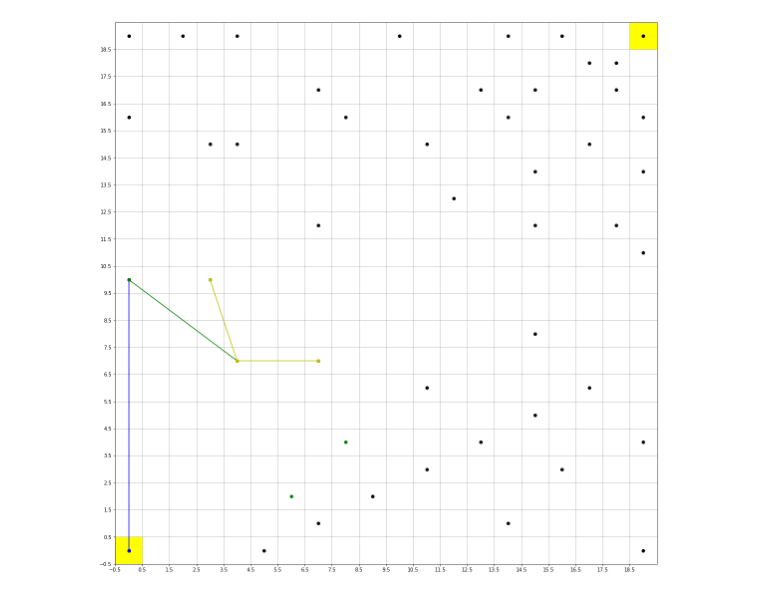
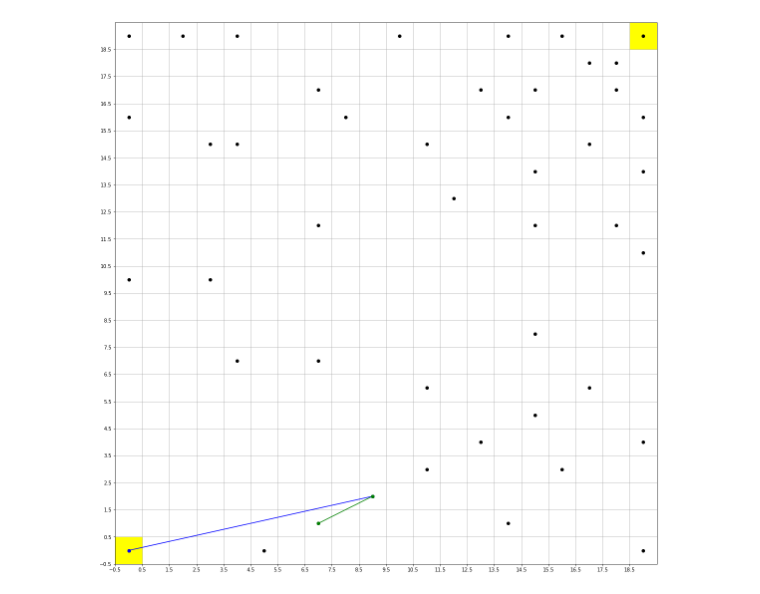
Before and after one commit to boulder-quantitative-finance/jane_street_puzzles, a Jupyter notebook: May18_Puzzle_4.ipynb, the cells around one changed output. Saved outputs shown, nothing was run; the diff lists cells and outputs as text; code cells hidden in the pictures.

```diff
--- a/May18_Puzzle_4.ipynb
+++ b/May18_Puzzle_4.ipynb
@@ -120,6 +167,9 @@ for i in range(len(coords)):
             if abs(viable_toss_stack[slope][2]) > abs(distance):
                 del viable_toss_stack[slope]
                 viable_toss_stack[slope] = (x2,y2,distance,slope)
+            elif abs(viable_toss_stack[slope][2]) == abs(distance):
+                viable_toss_stack[slope] = (x2,y2,distance,slope)
+
     for k in viable_toss_stack:
         toss.append((viable_toss_stack[k][0], viable_toss_stack[k][1], viable_toss_stack[k][2], viable_toss_stack[k][3]))
         # toss.append((viable_toss_stack[k][0], viable_toss_stack[k][1]))
@@ -128,6 +178,8 @@ for i in range(len(coords)):
 
 # store viable landing points
 lp_graph = {}
+
+# print(graph[(5,0)])
 
 # graph search loop
 # FIND EVERY FIRST MOVE Landing Point!
@@ -142,14 +194,20 @@ for i in graph:
 
         g_pos = 180
         d_pos_rem = 0
-        g_pos_stack = (0,0)
+        g_pos_stack = (0,0,0,0,0)
 
         g_neg = -180
         d_neg_rem = 0
-        g_neg_stack = (0,0)
+        g_neg_stack = (0,0,0,0,0)
 
+#         if x1 == 0 and y1 == 0 and x2 == 7 and y2 == 7:
+        if x1 == 0 and y1 == 0 and x2 == 9 and y2 == 2:
+#         if x1 == 0 and y1 == 0 and x2 == 7 and y2 == 1:
 #         if x1 == 0 and y1 == 0 and x2 == 5 and y2 == 0:
-        if x1 == 0 and y1 == 0 and x2 == 0 and y2 == 10:
+#         if x1 == 0 and y1 == 0 and x2 == 2 and y2 == 19:
+#         if x1 == 0 and y1 == 0 and x2 == 15 and y2 == 8:
+#         if x1 == 0 and y1 == 0 and x2 == 14 and y2 == 1:
+#         if x1 == 0 and y1 == 0 and x2 == 0 and y2 == 10:
 #         if x1 == 0 and y1 == 0:
             if (x1,y1) != (x2,y2) and s2 != "NaL":
                 print("toss: ("+str(x1)+","+str(y1)+") => ("+str(x2)+","+str(y2)+") | d:"+str(d2)+" | s:"+str(s2))
@@ -159,70 +217,78 @@ for i in graph:
                     d3 = k[2]
                     s3 = k[3]
                     g = calc_angle((x1,y1),(x2,y2),(x3,y3))
-                    if d3 <= d2 and (x2,y2) != (x3,y3):
 
-                        if 0 < g <= g_pos:
+                    if d3 < d2 and s3 != "NaL":
+
+                        if 0 < g < g_pos:
                             g_pos = g
                             d_pos_rem = d2 - d3
                             g_pos_stack = (x3,y3,d_pos_rem,s3,g)
-                        elif 0 > g >= g_neg:
+                        elif 0 > g > g_neg:
                             g_neg = g
                             d_neg_rem = d2 - d3
-    #                         lps = lattice_intercepts((x2,y2), d2)
                             g_neg_stack = (x3,y3,d_neg_rem,s3,g)
-    #                     print("    swing: ("+str(x2)+","+str(y2)+") => ("+str(x3)+","+str(y3)+") | d:"+str(d3)+" | g:"+str(g)+"\u00B0"+" | s:"+str(s3))
+#                         print("    swing: ("+str(x2)+","+str(y2)+") => ("+str(x3)+","+str(y3)+") | d:"+str(d3)+" | g:"+str(g)+"\u00B0"+" | s:"+str(s3))
 
                 lps = lattice_intercepts((x2,y2), d2)
 
-                print("    g_pos_stack: "+str(g_pos_stack))
+                print("    g_pos_swing: ("+str(x2)+","+str(y2)+") => ("+str(g_pos_stack[0])+","+str(g_pos_stack[1])+") | d:"+str(g_pos_stack[2])+" | g:"+str(g_pos_stack[4])+"\u00B0"+" | s:"+str(g_pos_stack[3]))
 #                 ax.plot(g_pos_stack[0],g_pos_stack[1], 'go')
-                print("    g_neg_stack: "+str(g_neg_stack))
+                print("    g_neg_swing: ("+str(x2)+","+str(y2)+") => ("+str(g_neg_stack[0])+","+str(g_neg_stack[1])+") | d:"+str(g_neg_stack[2])+" | g:"+str(g_neg_stack[4])+"\u00B0"+" | s:"+str(g_neg_stack[3]))
 #                 ax.plot(g_neg_stack[0],g_neg_stack[1], 'go')
-                print("    x2: "+str(x2))
-                print("    y2: "+str(y2))
-                print("    d2: "+str(d2))
+#                 print("    x2: "+str(x2))
+#                 print("    y2: "+str(y2))
+#                 print("    d2: "+str(d2))
                 print("    lps: "+str(lps))
                 print("___________")
-
 
                 plot_path(x1,y1,x2,y2,"b")
 
 
                 # positive swing possibilities
-                if g_pos_stack != (0,0):
+#                 print(">>> p (x2,y2): "+str((x2,y2)))
+#                 print(">>> p distance: "+str(d2))
+#                 print(">>> p slope: "+str(g_pos_stack[3]))
+                if g_pos_stack != (0,0,0,0,0) and inbounds((x2,y2), (g_pos_stack[0],g_pos_stack[1]), d2, g_pos_stack[3]):
                     plot_path(x2,y2,g_pos_stack[0],g_pos_stack[1],"g")
                     g_p = g_pos_stack[4]
                     for l in lps:
-                        x4 = l[0]
-                        y4 = l[1]
-                        g2 = calc_angle((x2,y2),(x3,y3),(x4,y4))
-#                         print("0 < " + str(g2) + " < " + str(g_p))
-                        if 0 < g2 < g_p and (x4,y4) != (x1,y1):
-                            ax.plot(x4,y4, 'go')
+                        x4_p = l[0]
+                        y4_p = l[1]
+                        g2_p = calc_angle((x2,y2),(x3,y3),(x4_p,y4_p))
+                        print("0 < " + str(g2_p) + " < " + str(g_p))
+                        if 0 < g2_p < g_p and (x4_p,y4_p) != (x1,y1):
+                            ax.plot(x4_p,y4_p, 'go')
 
                     # recursive search until rope runs out...
+                    print("        positive swing possibilities:")
                     for i_p in graph[(g_pos_stack[0],g_pos_stack[1])]:
-                        if g_pos_stack[2] > i_p[2]:
-                            print("        swing: ("+str(g_pos_stack[0])+","+str(g_pos_stack[1])+") => ("+str(i_p[0])+","+str(i_p[1])+") | d:"+str(i_p[2])+" | g:"+str(i_p[3])+"\u00B0")
-                            plot_path(g_pos_stack[0],g_pos_stack[1],i_p[0],i_p[1],"y")
+                        if g_pos_stack[2] > i_p[2] and (g_pos_stack[0],g_pos_stack[1]) != (i_p[0],i_p[1]):
+                            print("        swing: ("+str(g_pos_stack[0])+","+str(g_pos_stack[1])+") => ("+str(i_p[0])+","+str(i_p[1])+") | d:"+str(i_p[2])+" s:"+str(i_p[3]))
+#                             plot_path(g_pos_stack[0],g_pos_stack[1],i_p[0],i_p[1],"y")
 
-                print("_____")
 
                 # negative swing possibilities
-                if g_neg_stack != (0,0):
+#                 print(">>> n (x2,y2): "+str((x2,y2)))
+#                 print(">>> n distance: "+str(d2))
+#                 print(">>> n slope: "+str(g_neg_stack[3]))
+                if g_neg_stack != (0,0,0,0,0) and inbounds((x2,y2), (g_neg_stack[0],g_neg_stack[1]), d2, g_neg_stack[3]):
                     plot_path(x2,y2,g_neg_stack[0],g_neg_stack[1],"g")
                     g_n = g_neg_stack[4]
                     for l in lps:
-                        x4 = l[0]
-                        y4 = l[1]
-                        g2 = calc_angle((x2,y2),(x3,y3),(x4,y4))
-#                         print("0 >" + str(g2) + " > " + str(g_n))
-                        if 0 > g2 > g_n and (x4,y4) != (x1,y1):
-                            ax.plot(x4,y4, 'go')
+                        x4_n = l[0]
+                        y4_n = l[1]
+                        g2_n = calc_angle((x2,y2),(x3,y3),(x4_n,y4_n))
+                        print("0 >" + str(g2_n) + " > " + str(g_n))
+                        if 0 > g2_n > g_n and (x4_n,y4_n) != (x1,y1):
+                            ax.plot(x4_n,y4_n, 'go')
 
                     # recursive search until rope runs out...
+                    print("        negative swing possibilities:")
                     for i_n in graph[(g_neg_stack[0],g_neg_stack[1])]:
-                        print(i_n)
+                        if g_neg_stack[2] > i_n[2] and (g_neg_stack[0],g_neg_stack[1]) != (i_n[0],i_n[1]):
+                            print("        swing: ("+str(g_neg_stack[0])+","+str(g_neg_stack[1])+") => ("+str(i_n[0])+","+str(i_n[1])+") | d:"+str(i_n[2])+" | s:"+str(i_n[3]))
+#                             plot_path(g_neg_stack[0],g_neg_stack[1],i_n[0],i_n[1],"y")
 
 
 
@@ -250 +324 @@ _____
-[figure, old version]
+[figure, new version]
```
Also changed, not shown: parts of 2 cells of this notebook.
